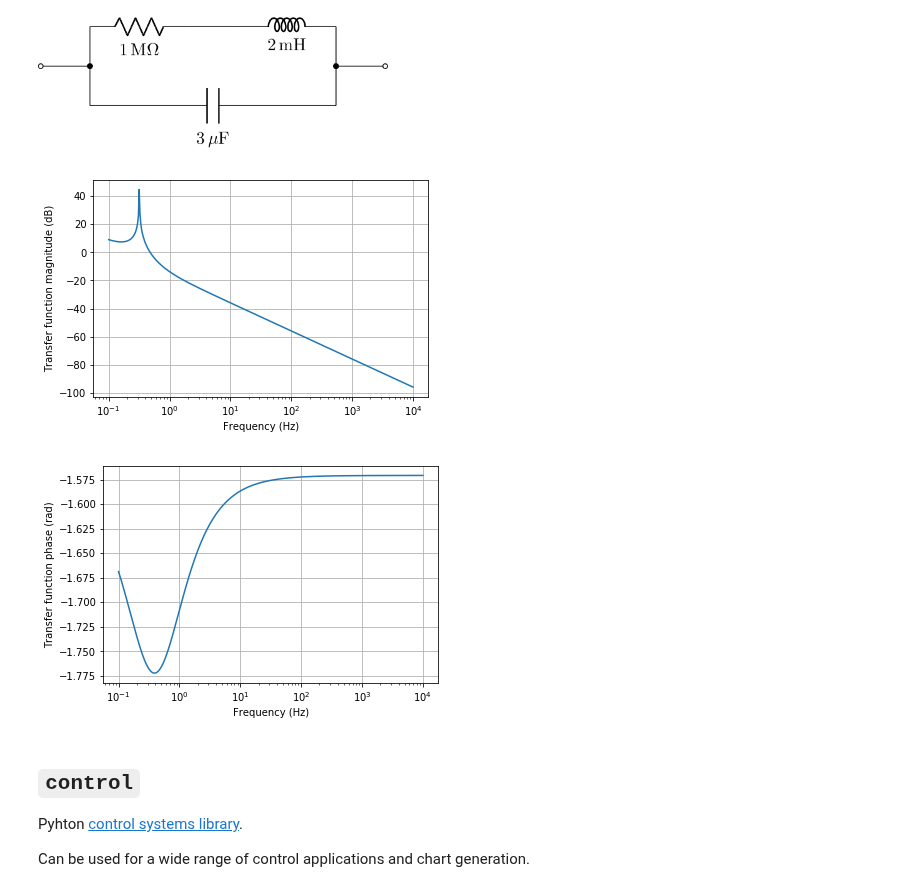
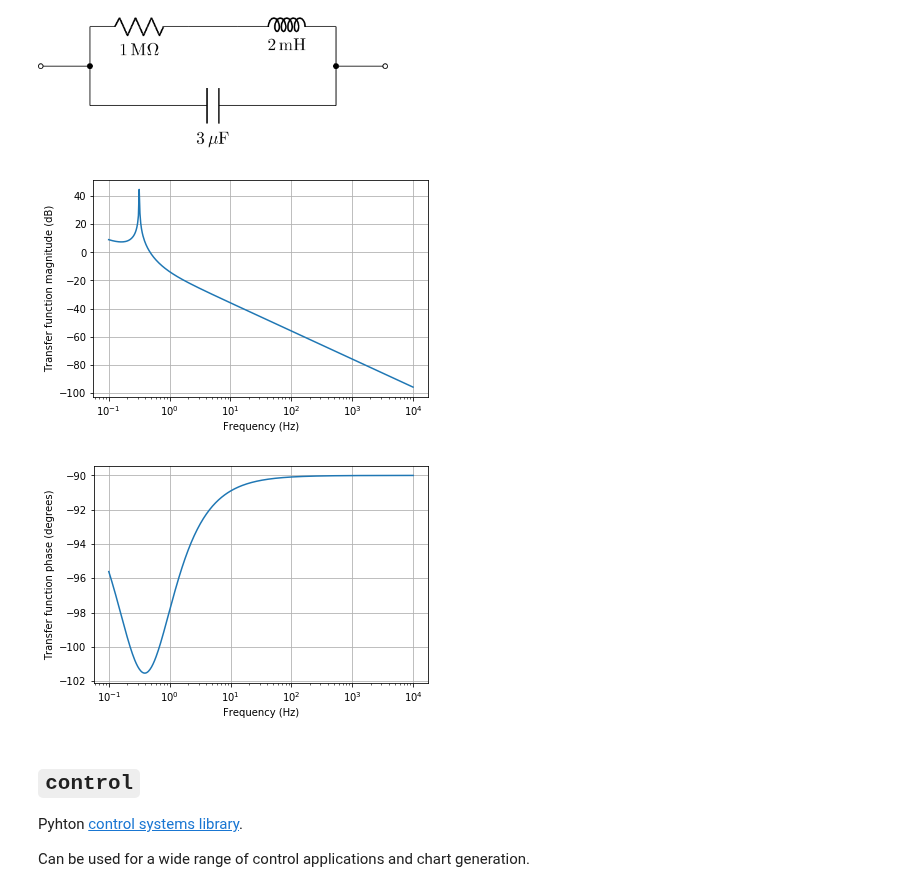
Before and after one commit to psychemedia/showntell, a Jupyter notebook: index_electronics.ipynb, the cells around one changed output. Cells and saved outputs as stored; diff of their text form; code cells hidden in the pictures.

Commit message:
Update lcapy bode to show phase in degrees rather than real part

```diff
--- a/index_electronics.ipynb
+++ b/index_electronics.ipynb
@@ -267,19 +267,19 @@ cct2.draw()
 # %%
 #bode - just does the amplitude response?
 from lcapy import s, j, pi, f, Hs
 from numpy import logspace
 import matplotlib.pyplot as plt
 
 H = Hs((s - 2) * (s + 3) / (s * (s - 2 * j) * (s + 2 * j)))
 
 A = H(j * 2 * pi * f)
 
 fv = logspace(-1, 4, 400)
 A.plot(fv, log_scale=True)
-A.phase.plot(fv,log_scale=True);
+A.phase_degrees.plot(fv,log_scale=True);
 # %% [output]
 [figure]
-[figure, old version]
+[figure, new version]
 # %% [markdown]
 ## `control`
 
```
